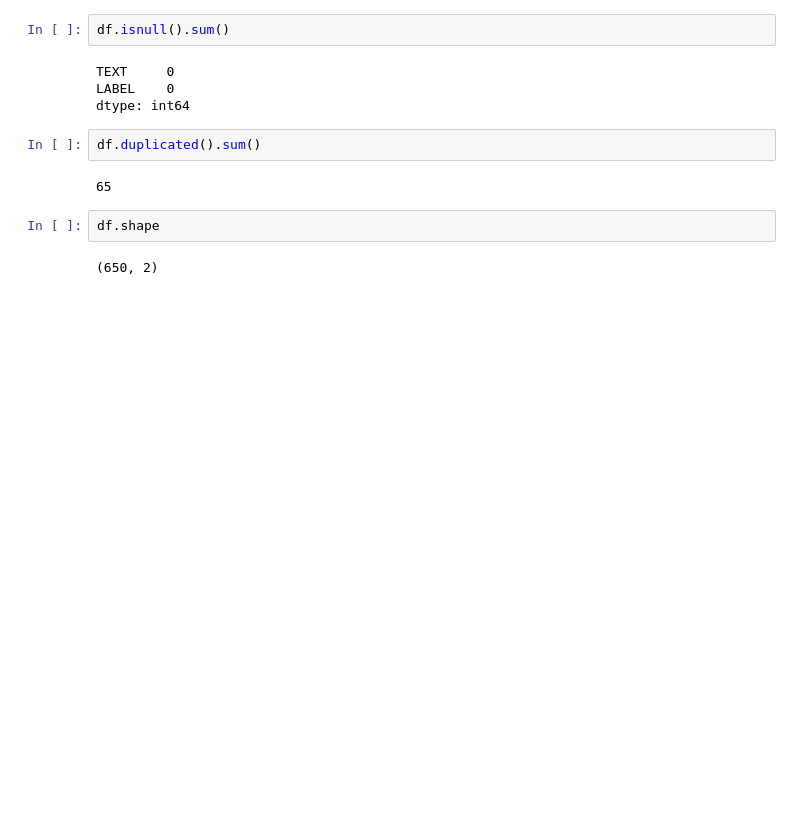
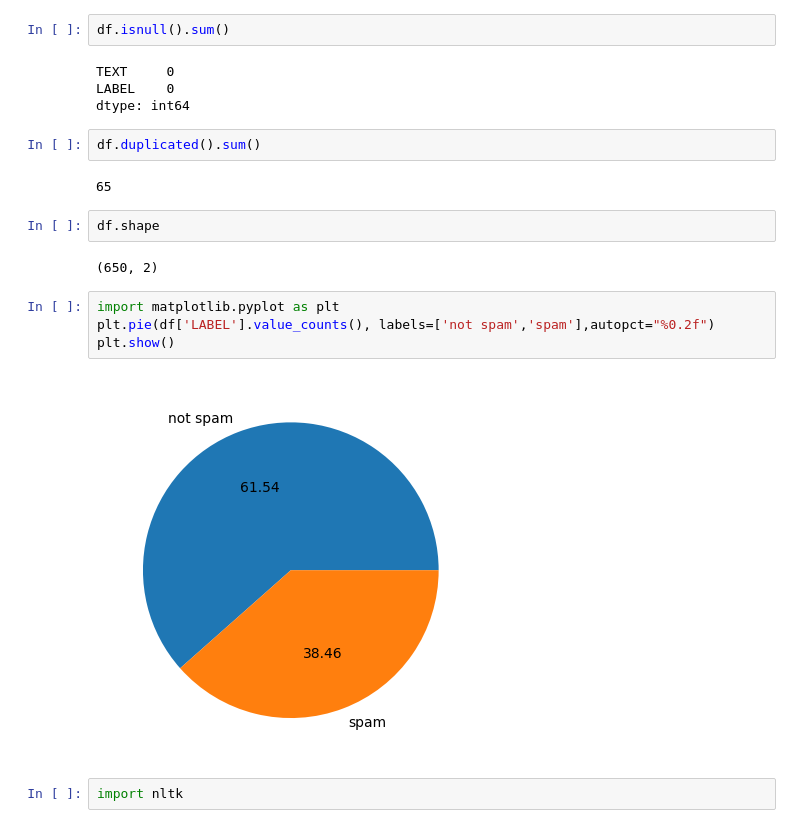
Before and after one commit to Cralsic123/Ginger, a Jupyter notebook: Untitled36.ipynb, the cells around one changed output. Cells and saved outputs as stored; diff of their text form; blank space fills up the shorter version.

```diff
--- a/Untitled36.ipynb
+++ b/Untitled36.ipynb
@@ -94,3 +94,11 @@ df.duplicated().sum()
 df.shape
 # %% [output]
 (650, 2)
+# %%
+import matplotlib.pyplot as plt
+plt.pie(df['LABEL'].value_counts(), labels=['not spam','spam'],autopct="%0.2f")
+plt.show()
+# %% [output]
+[figure, added]
+# %%
+import nltk
```
Also changed, not shown: parts of 2 cells of this notebook.
